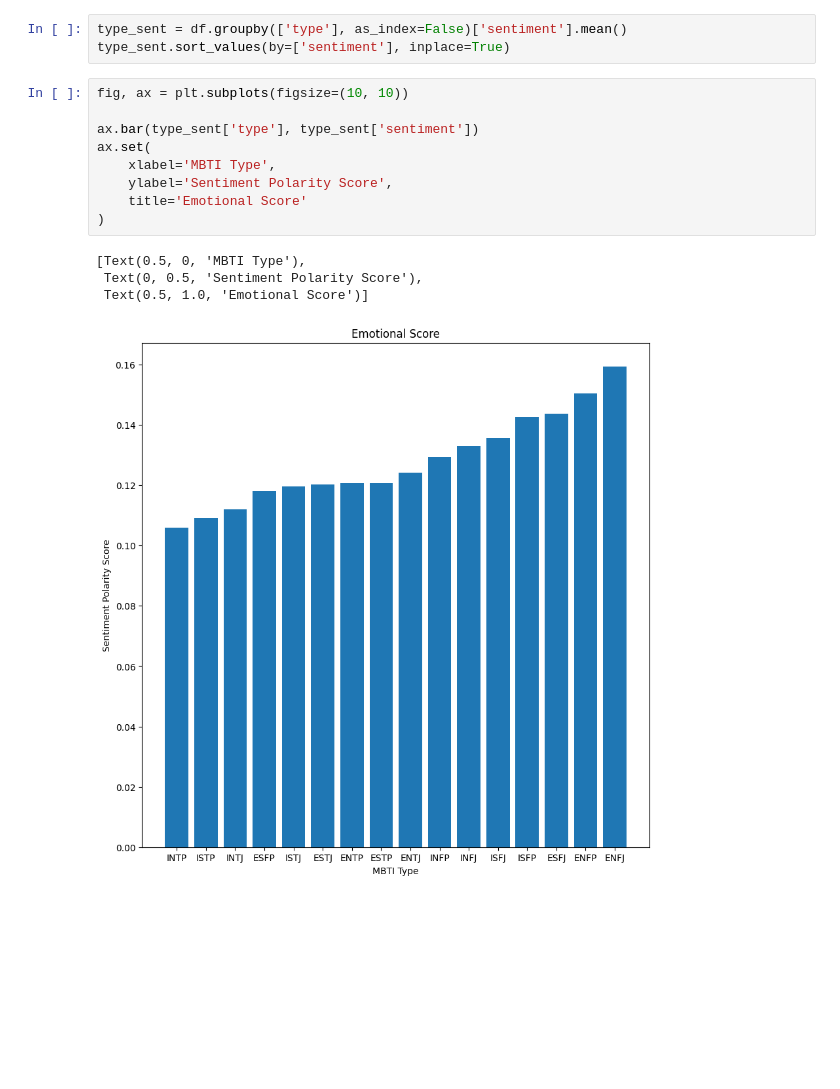
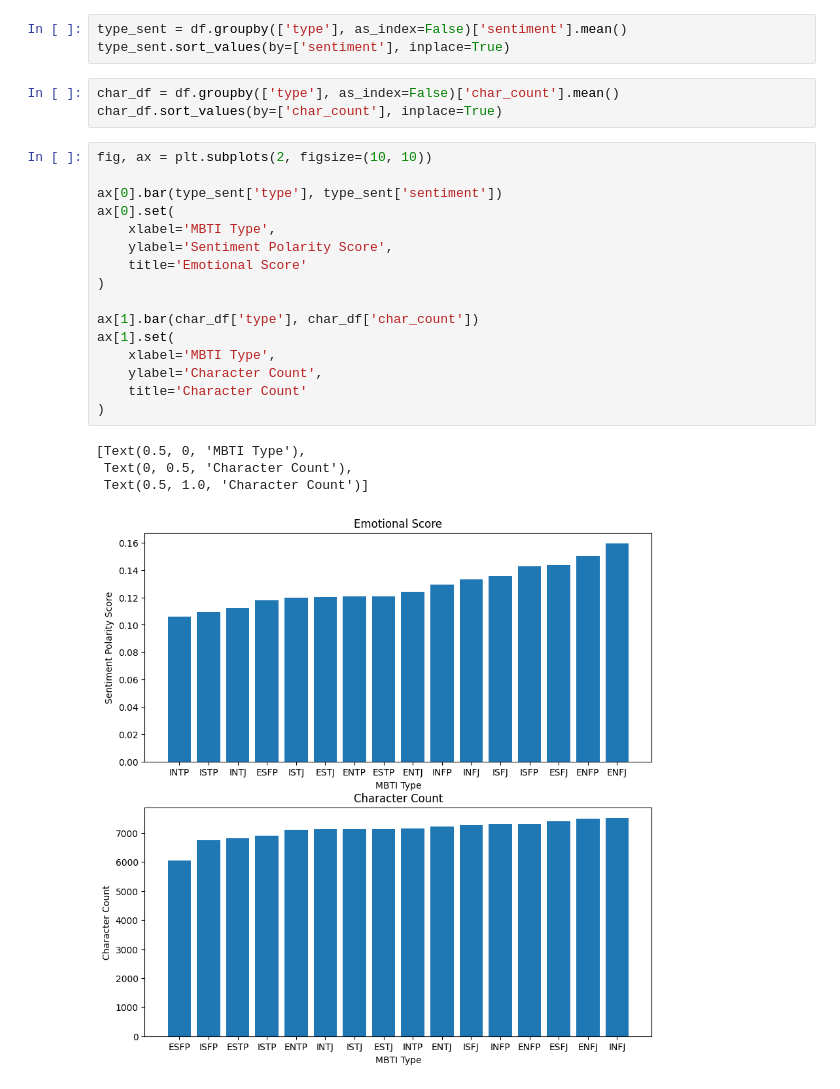
Before and after one commit to mmartin46/Data_Science_Research, a Jupyter notebook: MBTIScores.ipynb, the cells around one changed output. Drawn from its saved outputs; the diff is of its cells as text; blank space fills up the shorter version.

```diff
--- a/MBTIScores.ipynb
+++ b/MBTIScores.ipynb
@@ -104,17 +120,27 @@ df['sentiment'] = comp_scores
 # %%
 type_sent = df.groupby(['type'], as_index=False)['sentiment'].mean()
 type_sent.sort_values(by=['sentiment'], inplace=True)
+# %%
+char_df = df.groupby(['type'], as_index=False)['char_count'].mean()
+char_df.sort_values(by=['char_count'], inplace=True)
 # %%
-fig, ax = plt.subplots(figsize=(10, 10))
+fig, ax = plt.subplots(2, figsize=(10, 10))
 
-ax.bar(type_sent['type'], type_sent['sentiment'])
-ax.set(
+ax[0].bar(type_sent['type'], type_sent['sentiment'])
+ax[0].set(
     xlabel='MBTI Type',
     ylabel='Sentiment Polarity Score',
     title='Emotional Score'
 )
+
+ax[1].bar(char_df['type'], char_df['char_count'])
+ax[1].set(
+    xlabel='MBTI Type',
+    ylabel='Character Count',
+    title='Character Count'
+)
 # %% [output]
 [Text(0.5, 0, 'MBTI Type'),
- Text(0, 0.5, 'Sentiment Polarity Score'),
- Text(0.5, 1.0, 'Emotional Score')]
+ Text(0, 0.5, 'Character Count'),
+ Text(0.5, 1.0, 'Character Count')]
-[figure, old version]
+[figure, new version]
```
Also changed, not shown: parts of 1 cell of this notebook.
